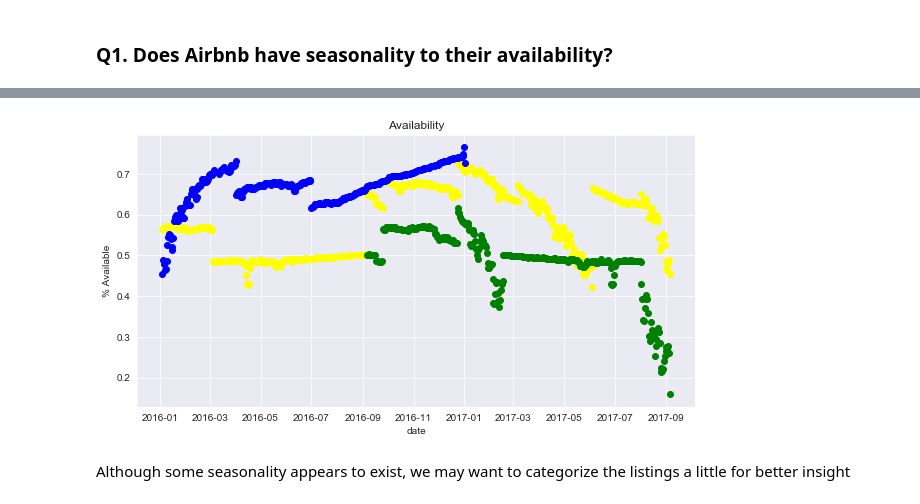
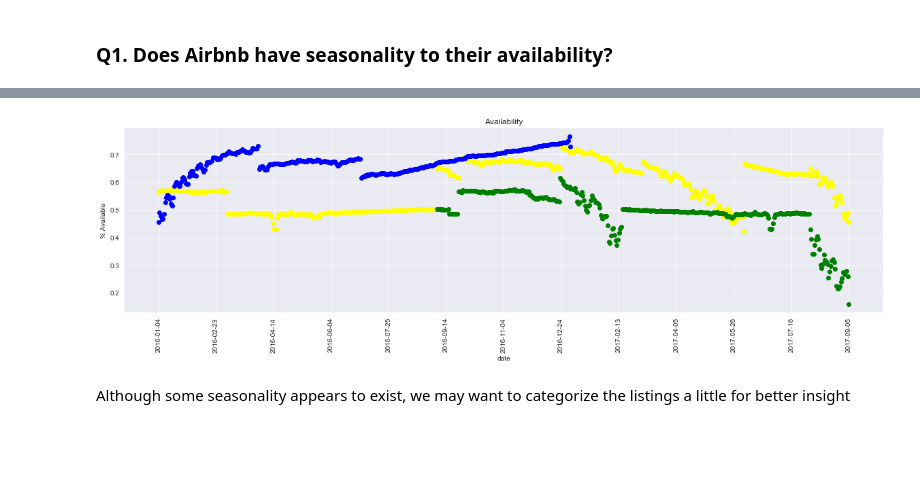
Before and after one commit to cory-walker/Airbnb, a Jupyter notebook: airbnb_data_investigation.ipynb, the cells around one changed output, grey strips where cells are left out. Saved outputs shown, nothing was run; the diff lists cells and outputs as text; code cells hidden in the pictures; blank space fills up the shorter version.

```diff
--- a/airbnb_data_investigation.ipynb
+++ b/airbnb_data_investigation.ipynb
@@ -12,7 +13,8 @@ sns.set_style('darkgrid')
 ### Q1. Does Airbnb have seasonality to their availability?
 # %%
 df = pd.read_csv('airbnb_calendar.csv')
-df.info()
+df['date'] = pd.to_datetime(df['date'])
+df.info(), df['date'].min(),df['date'].max()
 # %% [output]
 <class 'pandas.core.frame.DataFrame'>
 RangeIndex: 2702460 entries, 0 to 2702459
@@ -27,14 +30,19 @@ memory usage: 103.1+ MB
 # %%
-plt.figure(figsize=(10,5))
+d0 = df['date'].min()
+d1 = df['date'].max()
+delta = (d1 - d0) / 12
+plt.figure(figsize=(20,5))
 plt.plot_date(df['date'].unique(), df.groupby(['date']).mean()['available_t'], color='yellow')
 plt.plot_date(df[df['City']=='Boston']['date'].unique(), df[df['City']=='Boston'].groupby(['date']).mean()['available_t'], color='green')
 plt.plot_date(df[df['City']=='Seattle']['date'].unique(), df[df['City']=='Seattle'].groupby(['date']).mean()['available_t'], color='blue')
 plt.title('Availability')
 plt.ylabel('% Available')
 plt.xlabel('date')
+plt.xticks(np.arange(d0, d1 + delta, step=delta), rotation=90)
+
 plt.show();
 # %% [output]
-[figure, old version]
+[figure, new version]
 # %% [markdown]
 Although some seasonality appears to exist, we may want to categorize the listings a little for better insight
 # %%
```
Also changed, not shown: parts of 14 cells of this notebook.
